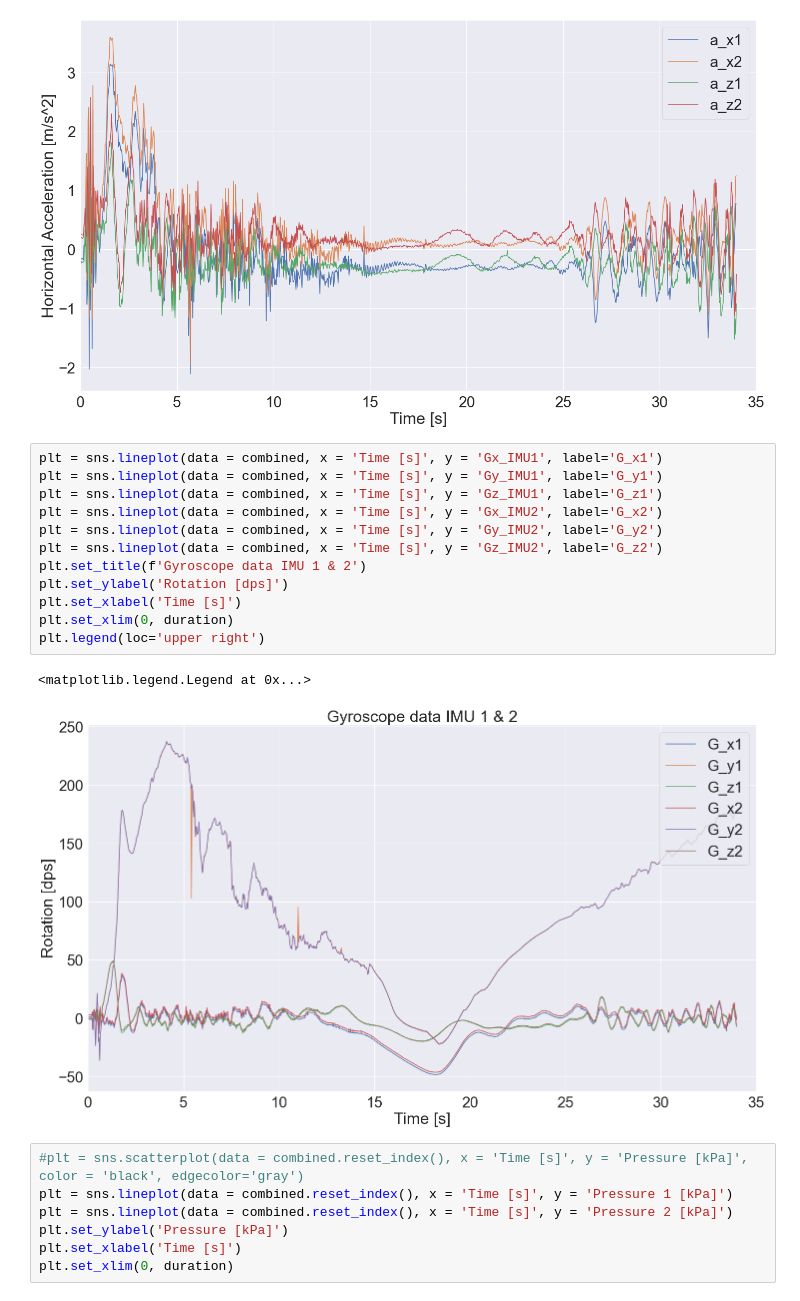
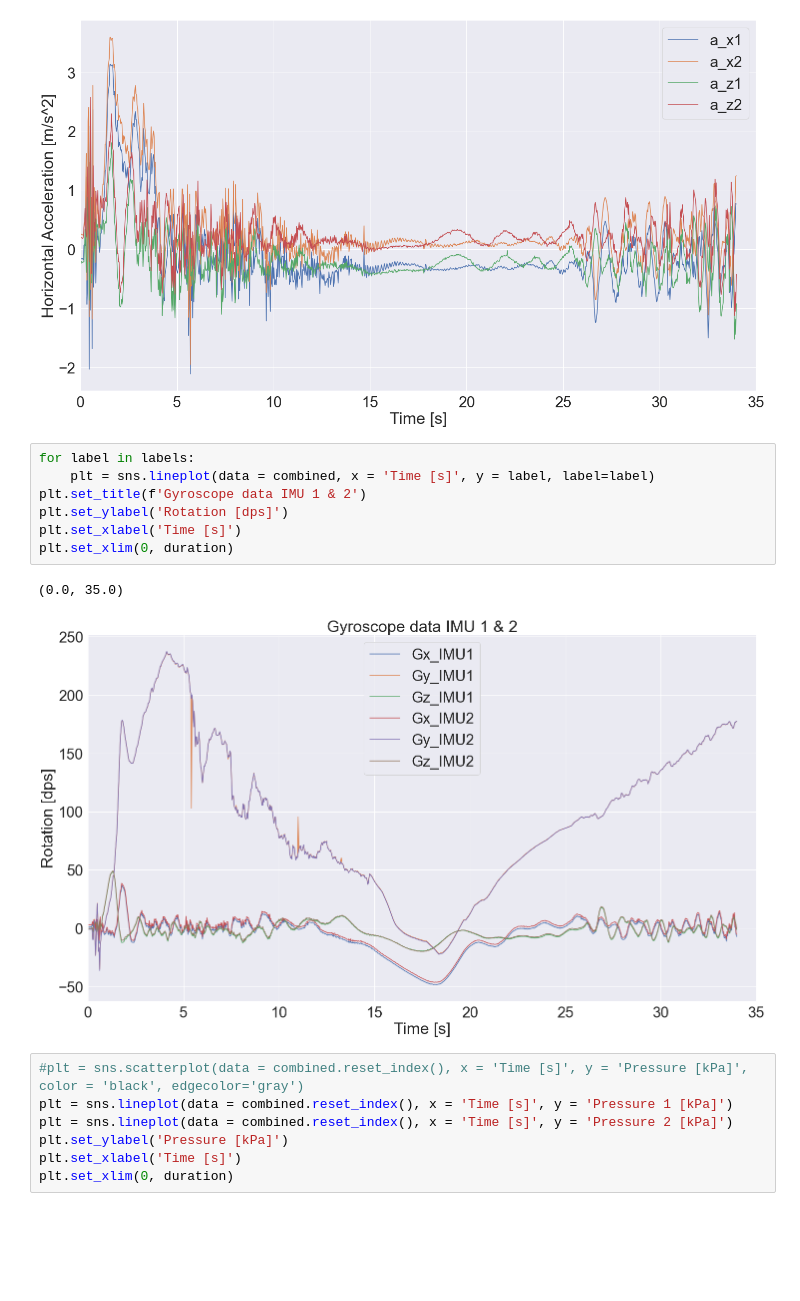
Before and after one commit to aris-space/euler-avionics, a Jupyter notebook: maiden_launch_analysis/maiden_launch_analysis_recovery.ipynb, the cells around one changed output. Saved outputs shown, nothing was run; the diff lists cells and outputs as text; blank space fills up the shorter version.

```diff
--- a/maiden_launch_analysis/maiden_launch_analysis_recovery.ipynb
+++ b/maiden_launch_analysis/maiden_launch_analysis_recovery.ipynb
@@ -51,20 +51,15 @@ plt.legend(loc='upper right')
 <matplotlib.legend.Legend at 0x...>
 [figure]
 # %%
-plt = sns.lineplot(data = combined, x = 'Time [s]', y = 'Gx_IMU1', label='G_x1')
-plt = sns.lineplot(data = combined, x = 'Time [s]', y = 'Gy_IMU1', label='G_y1')
-plt = sns.lineplot(data = combined, x = 'Time [s]', y = 'Gz_IMU1', label='G_z1')
-plt = sns.lineplot(data = combined, x = 'Time [s]', y = 'Gx_IMU2', label='G_x2')
-plt = sns.lineplot(data = combined, x = 'Time [s]', y = 'Gy_IMU2', label='G_y2')
-plt = sns.lineplot(data = combined, x = 'Time [s]', y = 'Gz_IMU2', label='G_z2')
+for label in labels:
+    plt = sns.lineplot(data = combined, x = 'Time [s]', y = label, label=label)
 plt.set_title(f'Gyroscope data IMU 1 & 2')
 plt.set_ylabel('Rotation [dps]')
 plt.set_xlabel('Time [s]')
 plt.set_xlim(0, duration)
-plt.legend(loc='upper right')
 # %% [output]
-<matplotlib.legend.Legend at 0x...>
+(0.0, 35.0)
-[figure, old version]
+[figure, new version]
 # %%
 #plt = sns.scatterplot(data = combined.reset_index(), x = 'Time [s]', y = 'Pressure [kPa]', color = 'black', edgecolor='gray')
 plt = sns.lineplot(data = combined.reset_index(), x = 'Time [s]', y = 'Pressure 1 [kPa]')
```
Also changed, not shown: parts of 1 cell of this notebook.
